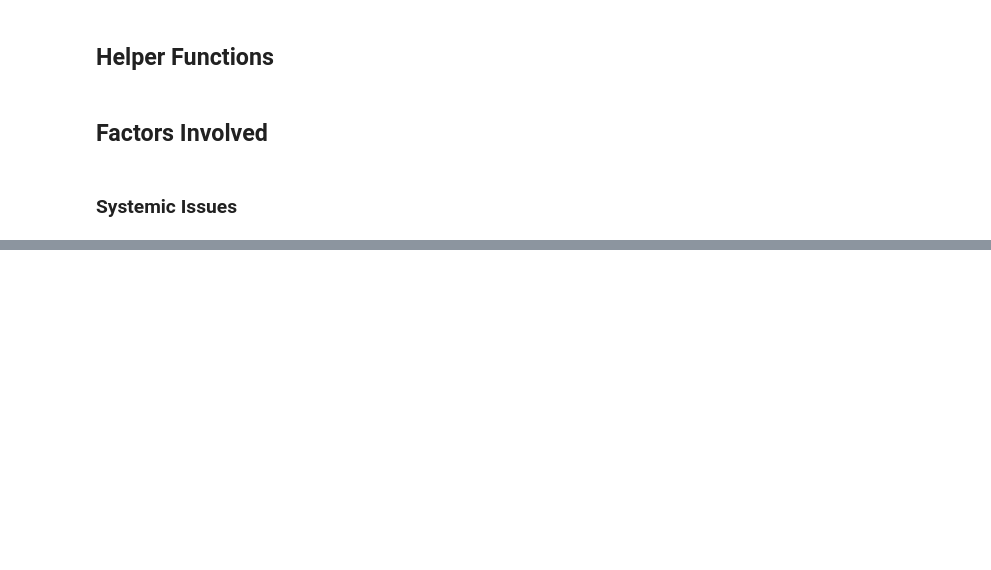
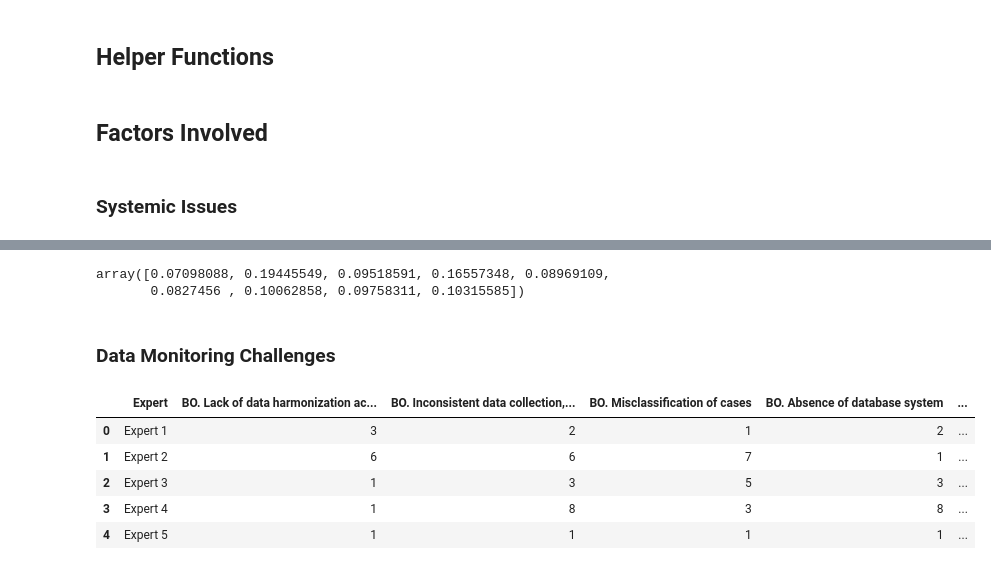
Before and after one commit to omoraisu/Final-Boss-VAW-Lang, a Jupyter notebook: 2_bwm.ipynb, the cells around one changed output, grey strips where cells are left out. Saved outputs shown, nothing was run; the diff lists cells and outputs as text; code cells hidden in the pictures; blank space fills up the shorter version.

```diff
--- a/2_bwm.ipynb
+++ b/2_bwm.ipynb
@@ -53,0 +159,19 @@ import seaborn as sns
+# %%
+res_aggregated_weights = aggregate_expert_weights(res_expert_results, aggregation_method='arithmetic_mean')
+res_aggregated_weights
+# %% [output]
+array([0.07098088, 0.19445549, 0.09518591, 0.16557348, 0.08969109,
+       0.0827456 , 0.10062858, 0.09758311, 0.10315585])
+# %% [markdown]
+### **Data Monitoring Challenges**
+# %%
+# Import dataset
+df_dat = pd.read_csv('bwm_dataset/bwm_dat.csv')
+df_dat.head()
+# %% [output]
+|  | Expert | BO. Lack of data harmonization ac... | BO. Inconsistent data collection,... | BO. Misclassification of cases | BO. Absence of database system | ... |
+| 0 | Expert 1 | 3 | 2 | 1 | 2 | ... |
+| 1 | Expert 2 | 6 | 6 | 7 | 1 | ... |
+| 2 | Expert 3 | 1 | 3 | 5 | 3 | ... |
+| 3 | Expert 4 | 1 | 8 | 3 | 8 | ... |
+| 4 | Expert 5 | 1 | 1 | 1 | 1 | ... |
```
Also changed, not shown: parts of 23 cells of this notebook.
